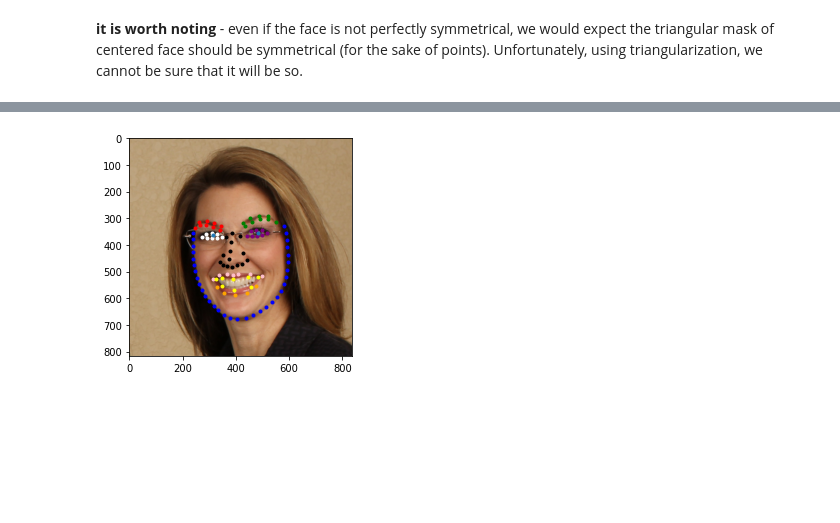
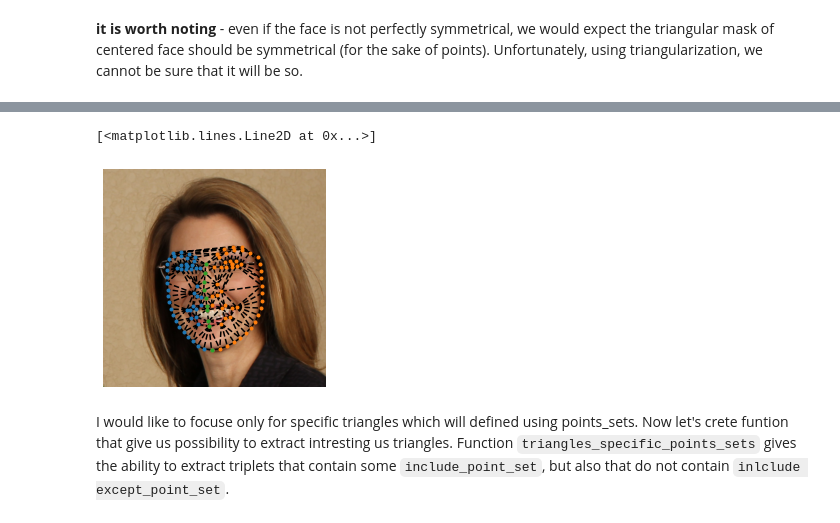
Before and after one commit to waczjoan/Face-Morph, a Jupyter notebook: Triangulation/triangulation.ipynb, the cells around one changed output, grey strips where cells are left out. Saved outputs shown, nothing was run; the diff lists cells and outputs as text; code cells hidden in the pictures; blank space fills up the shorter version.

```diff
--- a/Triangulation/triangulation.ipynb
+++ b/Triangulation/triangulation.ipynb
@@ -42,8 +43,15 @@ array([[41, 33, 34],
        [22, 21, 91]], dtype=int32)
 # %%
 # visualization triplots have been created by triangulation
-def plot_landmarks_triplot(landmarks, triangles, without_img = True, ax = plt):
-    ax.triplot(landmarks[:,0], landmarks[:,1] * ((-1) ** without_img), triangles.simplices, 'k--')
+def plot_landmarks_triplot(landmarks, triangles, without_img = True, ax = plt, color = 'black'):
+    """
+    landmarks - array with landmarks
+    triangles - array with triangles
+    without_img - bool. Note that the display of the images actually has reversed axes,
+                 to plot with nice view without image we should multiple y axes with -1
+    color - color of triplot plot
+    """
+    ax.triplot(landmarks[:,0], landmarks[:,1] * ((-1) ** without_img), triangles, '--', color = color)
     ax.axis('off')
 # %%
 # plot image with triplot mask
@@ -178,4 +77,18 @@ def plot_point_color(img1, r):
-# %%
-plot_point_color(images[example_img]['img'], images[example_img]['landmarks'])
-# %% [output]
-[figure, removed]
+# %%
+# (spoiler) bacuse we would like to create symmetrical, we will use theses variables multiple times, we can define constant points info
+# for more infomration you can check src/landmarks.py or come back to MeetData notebooks.
+LEFT_FACE_SIDE = images[example_img]['landmarks'].points_info['LEFT_FACE_SIDE']
+REIGHT_FACE_SIDE = images[example_img]['landmarks'].points_info['REIGHT_FACE_SIDE']
+SYMMETRY_LINE = images[example_img]['landmarks'].symmetry_line
+# %%
+# plot landmarks as triangles considering the side of the face
+plot_landmarks_triplot(images[example_img]['landmarks'](), triangles.simplices, without_img = False)
+plt.imshow(images[example_img]['img'])
+plt.plot(images[example_img]['landmarks']()[LEFT_FACE_SIDE, 0] , images[example_img]['landmarks']()[LEFT_FACE_SIDE, 1], '.')
+plt.plot(images[example_img]['landmarks']()[REIGHT_FACE_SIDE, 0] , images[example_img]['landmarks']()[REIGHT_FACE_SIDE, 1], '.')
+plt.plot(images[example_img]['landmarks']()[SYMMETRY_LINE, 0] , images[example_img]['landmarks']()[SYMMETRY_LINE, 1], '.')
+# %% [output]
+[<matplotlib.lines.Line2D at 0x...>]
+[figure, added]
+# %% [markdown]
+I would like to focuse only for specific triangles which will defined using points_sets. Now let's crete funtion that give us possibility to extract intresting us triangles. Function `triangles_specific_points_sets` gives the ability to extract triplets that contain some `include_point_set`, but also that do not contain `inlclude except_point_set`.
```
Also changed, not shown: parts of 38 cells of this notebook, 4 other files.
